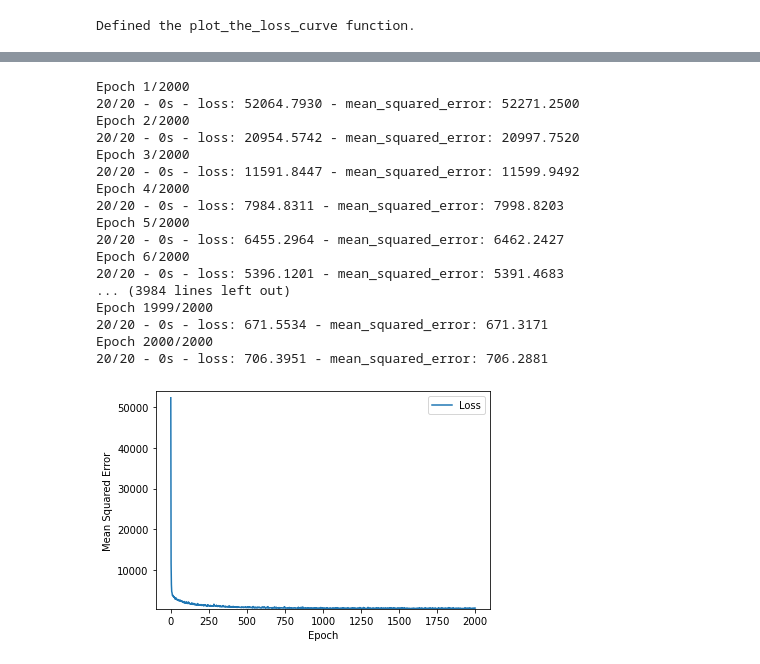
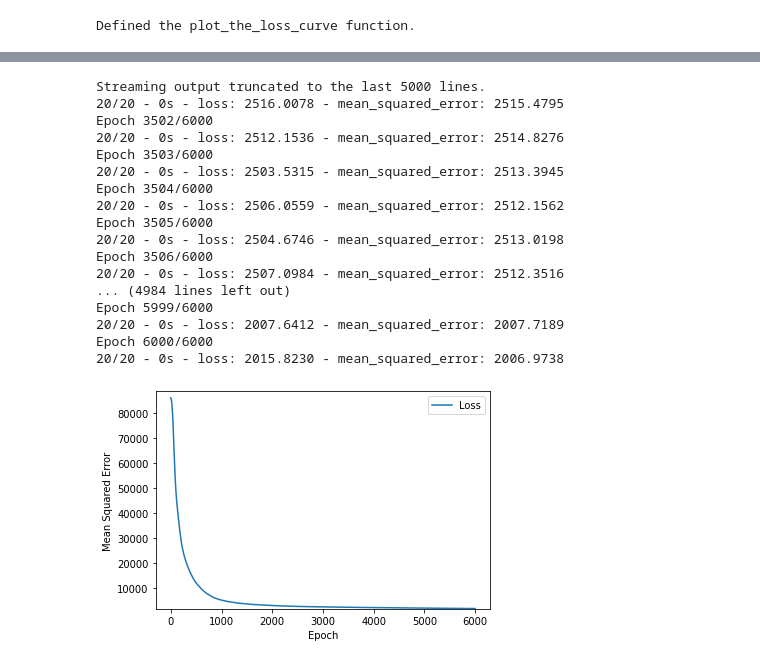
Before and after one commit to BIMA/bangkit-1, a Jupyter notebook: OLX_Used_Car_Price_Regression_dadang.ipynb, the cells around one changed output, grey strips where cells are left out. Cells and saved outputs as stored; diff of their text form; code cells hidden in the pictures.

Commit message:
Change hyperparameters and features scale

```diff
--- a/OLX_Used_Car_Price_Regression_dadang.ipynb
+++ b/OLX_Used_Car_Price_Regression_dadang.ipynb
@@ -348,11 +338,3 @@ print(len(test), 'test examples')
 # %%
-# Scale the labels
-scale_factor = 1000000
-# Scale the training set's label.
-train["harga"] /= scale_factor
-
-# Scale the test set's label
-test["harga"] /= scale_factor
-
 # Shuffle the examples
 train = train.reindex(np.random.permutation(train.index))
@@ -369,10 +340,0 @@ See the caveats in the documentation: https://pandas.pydata.org/pandas-docs/stab
-# %%
-from sklearn.preprocessing import minmax_scale
-
-# Scaling column 'Jarak Tempuh'
-train['jarak_tempuh'] = minmax_scale(train['jarak_tempuh'])
-test['jarak_tempuh'] = minmax_scale(test['jarak_tempuh'])
-
-# Scaling column 'Kapasitas mesin'
-train['kapasitas_mesin'] = minmax_scale(train['kapasitas_mesin'])
-test['kapasitas_mesin'] = minmax_scale(test['kapasitas_mesin'])
@@ -399,14 +349,0 @@ train.head()
-# %%
-#from sklearn.preprocessing import LabelEncoder
-
-#le = LabelEncoder()
-#train['tipe_penjual'] = le.fit_transform(train['tipe_penjual'])
-#test['tipe_penjual'] = le.fit_transform(test['tipe_penjual'])
-
-# Set 1986 as minimum value in column 'Tahun'
-train['tahun'].replace('<1986', 1986, inplace=True)
-test['tahun'].replace('<1986', 1986, inplace=True)
-
-# Scaling column 'Tahun'
-train['tahun'] = minmax_scale(train['tahun'])
-test['tahun'] = minmax_scale(test['tahun'])
@@ -555,13 +495,13 @@ def create_model(my_learning_rate, my_feature_layer):
   #   * activation specifies the activation function (Rectified Linear Unit).
   #   * name is just a string that can be useful when debugging.
 
-  # Define the first hidden layer with 20 nodes.
-  model.add(tf.keras.layers.Dense(units=20,
+  # Define the first hidden layer with 100 nodes.
+  model.add(tf.keras.layers.Dense(units=100,
                                   activation='relu',
                                   name='Hidden1'))
 
-  # Define the second hidden layer with 12 nodes.
-  model.add(tf.keras.layers.Dense(units=12,
+  # Define the second hidden layer with 10 nodes.
+  model.add(tf.keras.layers.Dense(units=10,
                                   activation='relu',
                                   name='Hidden2'))
 
@@ -626,47 +566,47 @@ train.head()
 # %%
 # Call the functions to build and train a deep neural net
 
 # The following variables are the hyperparameters.
-learning_rate = 0.1
-epochs = 2000
+learning_rate = 0.0001
+epochs = 6000
 batch_size = 500
 
 # Specify the label
 label_name = "harga"
 
 # Establish the model's topography.
 my_model = create_model(learning_rate, my_feature_layer)
 
 # Train the model on the normalized training set. We're passing the entire
 # normalized training set, but the model will only use the features
 # defined by the feature_layer.
 epochs, mse = train_model(my_model, train, epochs,
                           label_name, batch_size)
 plot_the_loss_curve(epochs, mse)
 
 # After building a model against the training set, test that model
 # against the test set.
 test_features = {name:np.array(value) for name, value in test.items()}
 test_label = np.array(test_features.pop(label_name)) # isolate the label
 print("\n Evaluate the new model against the test set:")
 my_model.evaluate(x = test_features, y = test_label, batch_size=batch_size)
 # %% [output]
-Epoch 1/2000
-20/20 - 0s - loss: 52064.7930 - mean_squared_error: 52271.2500
-Epoch 2/2000
-20/20 - 0s - loss: 20954.5742 - mean_squared_error: 20997.7520
-Epoch 3/2000
-20/20 - 0s - loss: 11591.8447 - mean_squared_error: 11599.9492
-Epoch 4/2000
-20/20 - 0s - loss: 7984.8311 - mean_squared_error: 7998.8203
-Epoch 5/2000
-20/20 - 0s - loss: 6455.2964 - mean_squared_error: 6462.2427
-Epoch 6/2000
-20/20 - 0s - loss: 5396.1201 - mean_squared_error: 5391.4683
-... (3984 lines left out)
-Epoch 1999/2000
-20/20 - 0s - loss: 671.5534 - mean_squared_error: 671.3171
-Epoch 2000/2000
-20/20 - 0s - loss: 706.3951 - mean_squared_error: 706.2881
+Streaming output truncated to the last 5000 lines.
+20/20 - 0s - loss: 2516.0078 - mean_squared_error: 2515.4795
+Epoch 3502/6000
+20/20 - 0s - loss: 2512.1536 - mean_squared_error: 2514.8276
+Epoch 3503/6000
+20/20 - 0s - loss: 2503.5315 - mean_squared_error: 2513.3945
+Epoch 3504/6000
+20/20 - 0s - loss: 2506.0559 - mean_squared_error: 2512.1562
+Epoch 3505/6000
+20/20 - 0s - loss: 2504.6746 - mean_squared_error: 2513.0198
+Epoch 3506/6000
+20/20 - 0s - loss: 2507.0984 - mean_squared_error: 2512.3516
+... (4984 lines left out)
+Epoch 5999/6000
+20/20 - 0s - loss: 2007.6412 - mean_squared_error: 2007.7189
+Epoch 6000/6000
+20/20 - 0s - loss: 2015.8230 - mean_squared_error: 2006.9738
-[figure, old version]
+[figure, new version]
  Evaluate the new model against the test set:
```
Also changed, not shown: parts of 43 cells of this notebook, 1 other file.
